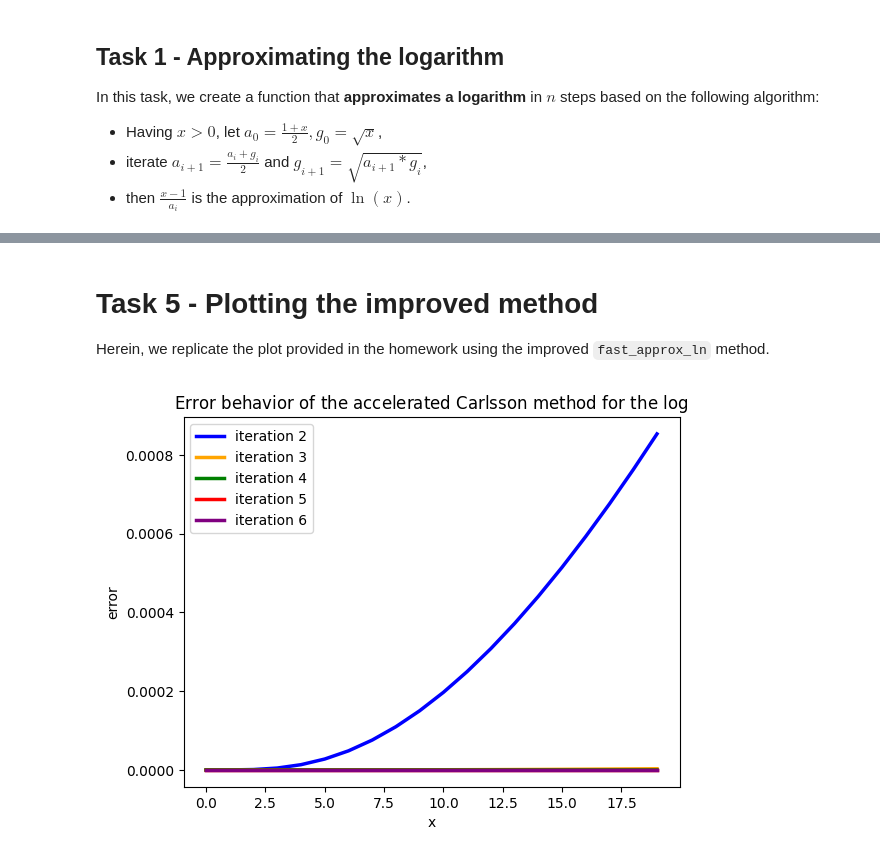
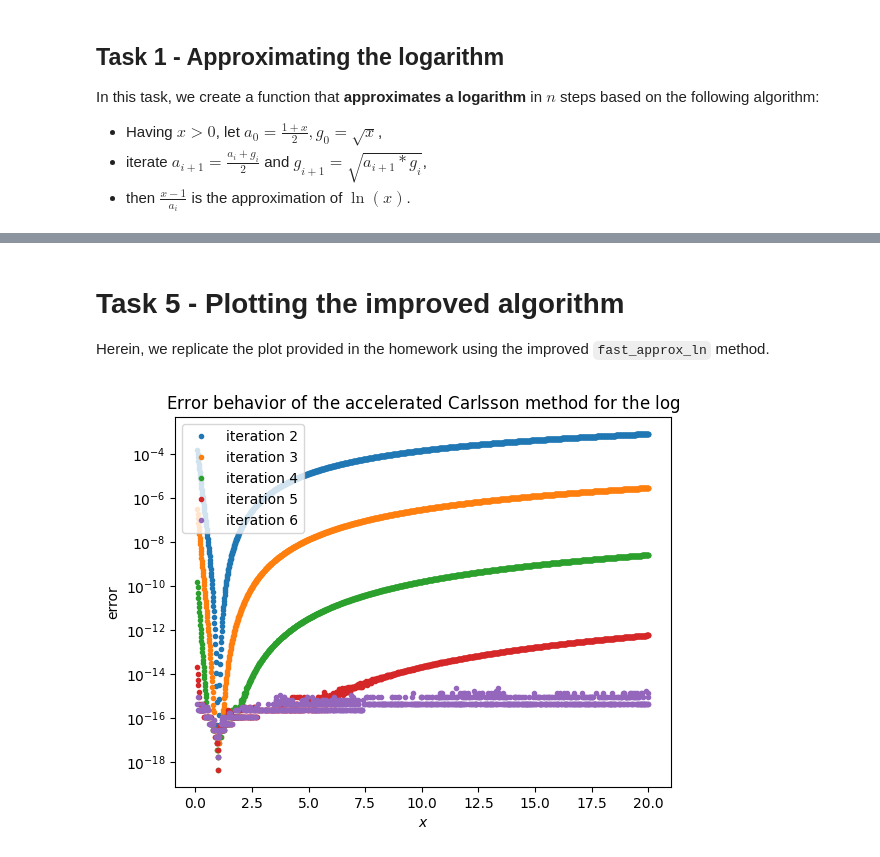
Before and after one commit to michalspano/NUMA0-lnu-sommarkurs-g28, a Jupyter notebook: Homework 1.ipynb, the cells around one changed output, grey strips where cells are left out. Drawn from its saved outputs; the diff is of its cells as text; code cells hidden in the pictures.

```diff
--- a/Homework 1.ipynb
+++ b/Homework 1.ipynb
@@ -19,15 +19,14 @@ In this task, we create a function that **approximates a logarithm** in $n$ step
 # %%
 def approx_ln(x: float, n: int) -> float:
     if x <= 0:
-        raise ValueError("The input value must be greater than 0.")
+        raise ValueError("x must be greater than 0")
 
     # Initialize the mean values
     a, g = (1 + x) / 2, sqrt(x)
 
     # Iterate in n steps
-    for _ in range(n + 1):
-        a = (a + g) / 2
-        g = sqrt(a * g)
+    for _ in range(n):
+        a, g = (a + g) / 2, sqrt(a * g)
 
     # Return the computed approximation
     return (x - 1) / a
@@ -117,45 +119,41 @@ def fast_approx_ln(x: float, n: int) -> float:
     # Initial mean values
     a, g = (1 + x) / 2, sqrt(x)
 
-    # Initialize '(n+1) x (n+1)' array called `d`
-    d = [[0.0 for _ in range(n + 1)] for _ in range(n + 1)]
+    # Initialize '(n+1) x (n+1)' matrix called `d` with zeros
+    d = zeros((n + 1, n + 1))
 
     # Iterate in n+1 steps, instantiate d_{0,i}
     for i in range(n + 1):
-        d[0][i] = a
+        d[0, i] = a
         a = (a + g) / 2
         g = sqrt(a * g)
 
     # Compute remaining d_{k,i} s.t. k = 1..i, whenever i > 0.
-    for i in range(1, n + 1):
+    for i in range(n + 1):
         for k in range(1, i + 1):
-            d[k][i] = (d[k - 1][i] - 4**(-k) * d[k - 1][i-1]) / (1 - 4**(-k))
+            d[k, i] = (d[k - 1, i] - 4**(-k) * d[k - 1, i-1]) / (1 - 4**(-k))
 
     # An approximation to ln(x) is taken as the following
-    return (x - 1) / d[n][n]
+    return (x - 1) / d[n, n]
 # %% [markdown]
-# Task 5 - Plotting the improved method
+# Task 5 - Plotting the improved algorithm
 
 Herein, we replicate the plot provided in the homework using the improved `fast_approx_ln` method.
 # %%
-# FIXME: there may be some error with this plot.
-def accelerated_log_plot() -> None:
-    x_range = 20               # from the plot
-    xs = range(1, x_range + 1) # from the plot
-    colors = ["blue", "orange", "green", "red", "purple"] # exact colors from the plot
+xs = linspace(0.1, 20, 1500) # x = (0,20]
 
-    for i in range(2, 7): # iterations 2..6
-        fast_approx_ln_ys = [fast_approx_ln(x, i) for x in xs]
-        delta_y = [abs(y - log(x)) for x, y in zip(xs, fast_approx_ln_ys)]
-        plt.plot(delta_y, linewidth=2.5, color=colors[i-2],
-                 label=f"iteration {i}")
+for i in range(2, 7): # iterations 2..6
+    fast_approx_ln_ys = [fast_approx_ln(x, i) for x in xs]
+    # Compare each iteration against actual log(x)
+    delta_y = [abs(y - log(x)) for x, y in zip(xs, fast_approx_ln_ys)]
+    plt.plot(xs, delta_y, marker="o", markersize=3, linestyle="None",
+             label=f"iteration {i}")
 
-    plt.title("Error behavior of the accelerated Carlsson method for the $\\log$")
-    plt.xlabel("x")
-    plt.ylabel("error")
-    plt.legend(loc="upper left")
-    plt.show()
-
-accelerated_log_plot()
+plt.title("Error behavior of the accelerated Carlsson method for the $\\log$")
+plt.yscale("log") # logarithmic scale for y-axis
+plt.xlabel("$x$")
+plt.ylabel("error")
+plt.legend()
+plt.show()
 # %% [output]
-[figure, old version]
+[figure, new version]
```
Also changed, not shown: parts of 8 cells of this notebook.
